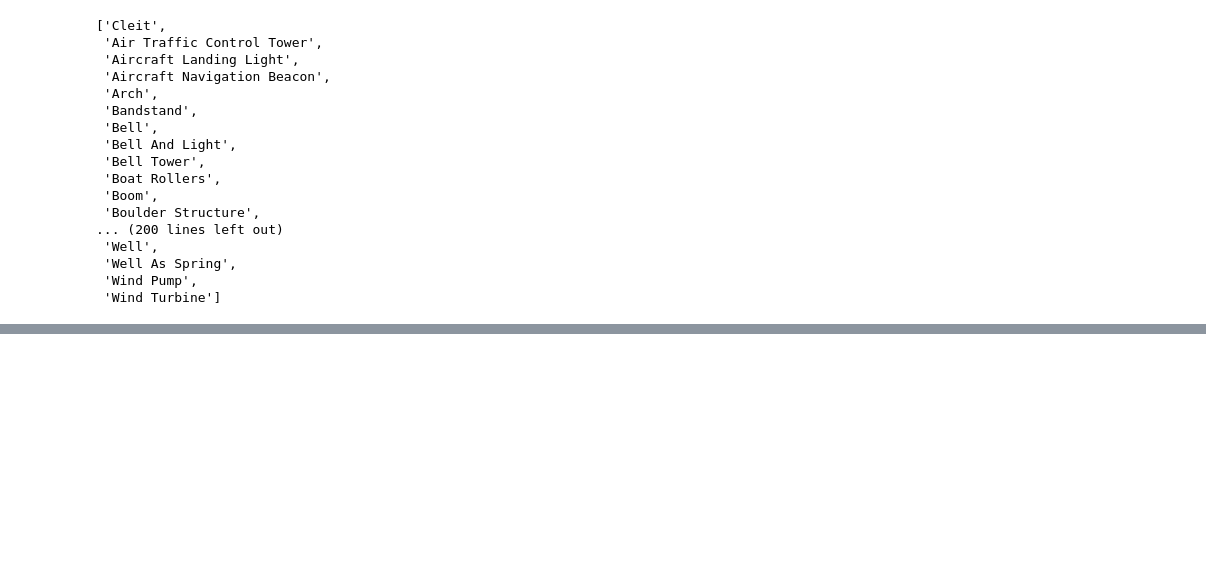
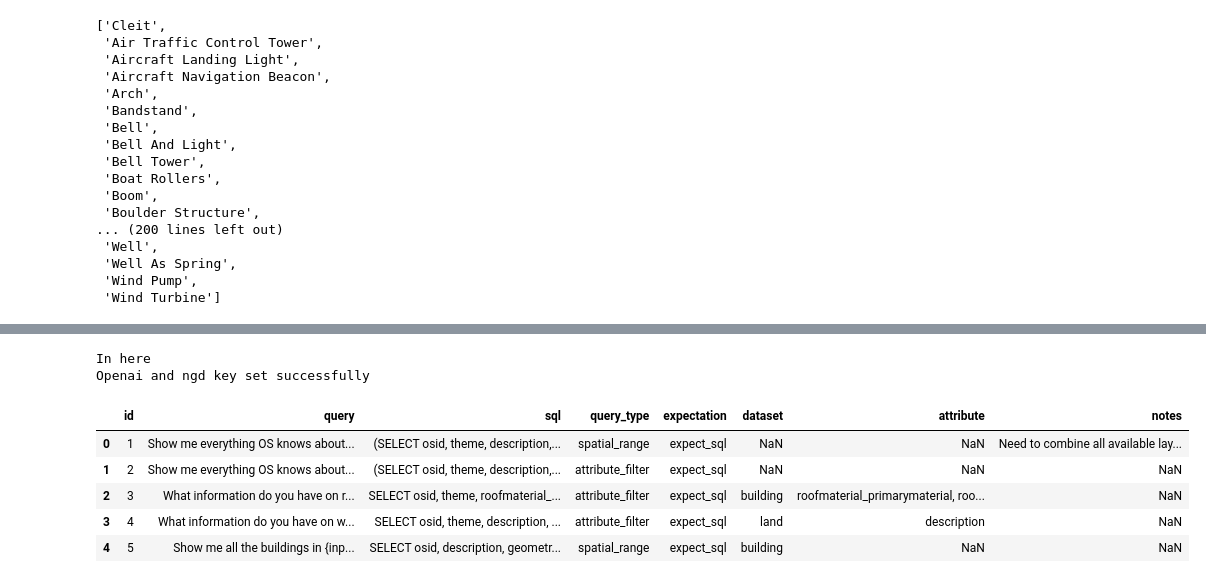
Before and after one commit to arjun8009/a2a_framework, a Jupyter notebook: system_tests.ipynb, the cells around one changed output, grey strips where cells are left out. Saved outputs shown, nothing was run; the diff lists cells and outputs as text; code cells hidden in the pictures; blank space fills up the shorter version.

```diff
--- a/system_tests.ipynb
+++ b/system_tests.ipynb
@@ -2541,0 +2615,21 @@ get_filterable_features("str-fts-structure-1")
+# %%
+import pandas as pd
+import json
+from utils.initialize_os_agents import OSAgentsInitializer
+from utils.keys import set_api_keys
+from utils.tools import human_send_message
+set_api_keys()
+import joblib
+# %% [output]
+In here
+Openai and ngd key set successfully
+# %%
+df = pd.read_csv(r"evaluation\golden_queries_20260112.csv")
+df.head()
+# %% [output]
+|  | id | query | sql | query_type | expectation | dataset | attribute | notes |
+| 0 | 1 | Show me everything OS knows about... | (SELECT osid, theme, description,... | spatial_range | expect_sql | NaN | NaN | Need to combine all available lay... |
+| 1 | 2 | Show me everything OS knows about... | (SELECT osid, theme, description,... | attribute_filter | expect_sql | NaN | NaN | NaN |
+| 2 | 3 | What information do you have on r... | SELECT osid, theme, roofmaterial_... | attribute_filter | expect_sql | building | roofmaterial_primarymaterial, roo... | NaN |
+| 3 | 4 | What information do you have on w... | SELECT osid, theme, description, ... | attribute_filter | expect_sql | land | description | NaN |
+| 4 | 5 | Show me all the buildings in {inp... | SELECT osid, description, geometr... | spatial_range | expect_sql | building | NaN | NaN |
```
Also changed, not shown: parts of 11 cells of this notebook, 12 other files.
